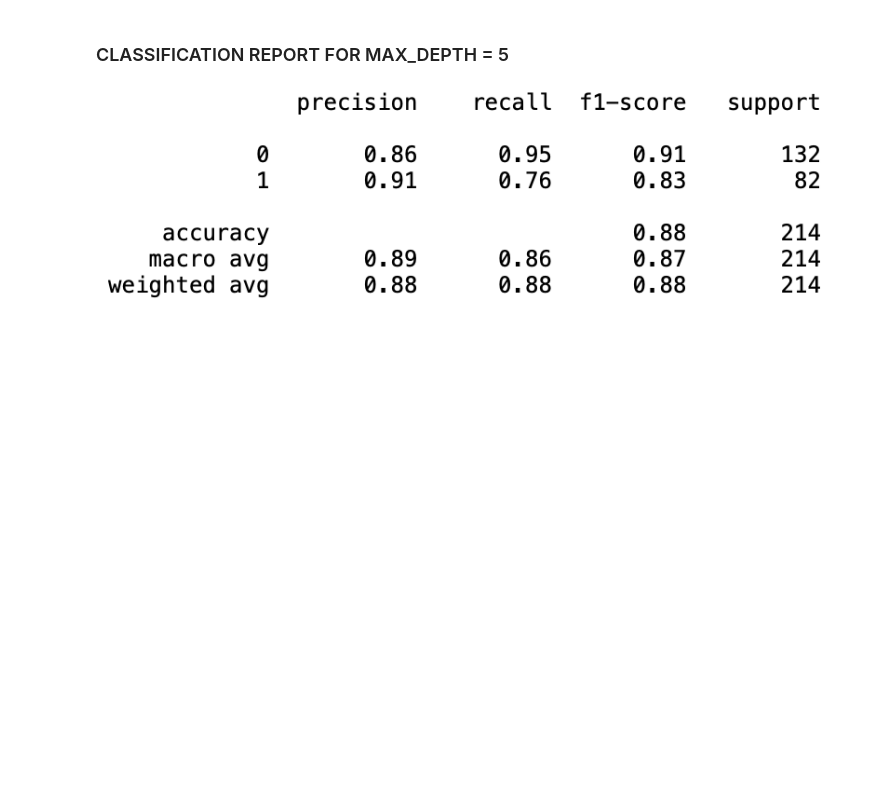
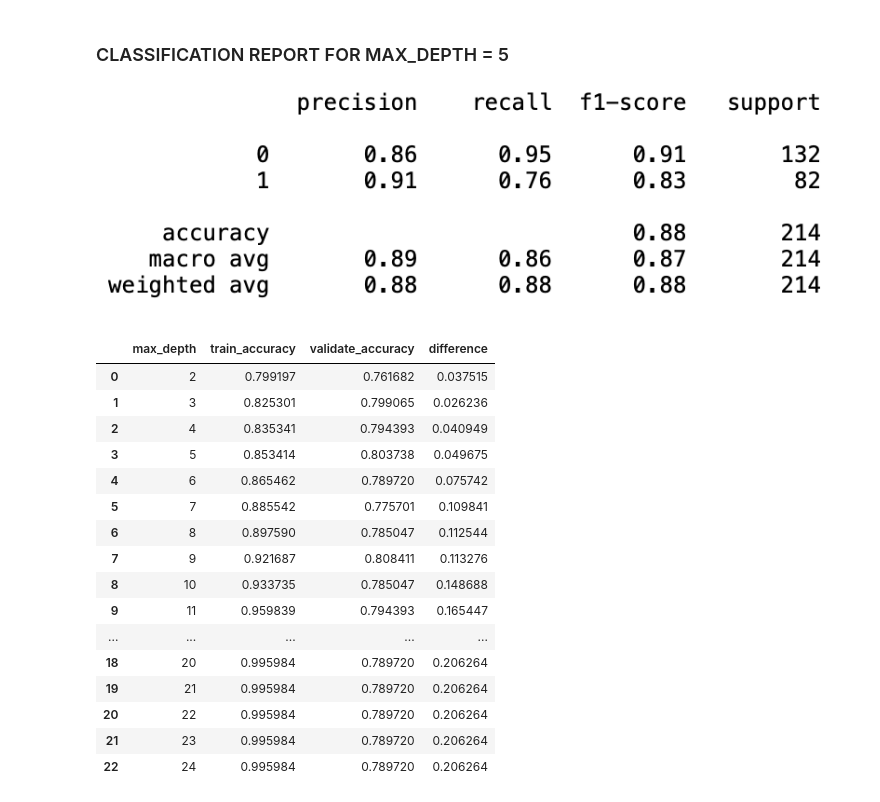
Before and after one commit to brianclements03/classification-exercises, a Jupyter notebook: Model.ipynb, the cells around one changed output. Cells and saved outputs as stored; diff of their text form; code cells hidden in the pictures; blank space fills up the shorter version.

```diff
--- a/Model.ipynb
+++ b/Model.ipynb
@@ -273,3 +280,21 @@ y_pred = clf.predict(X_train)
 y_pred[0:5]
 # %% [output]
 array([0, 0, 0, 1, 1])
+# %%
+# This is Adam's 'for' loop
+for i in range(2, 21):
+    # Make the model
+    tree = DecisionTreeClassifier(max_depth=i, random_state=123)
+
+    # Fit the model (on train and only train)
+    tree = tree.fit(X_train, y_train)
+
+    # Use the model
+    # We'll evaluate the model's performance on train, first
+    y_predictions = tree.predict(X_train)
+
+    # Produce the classification report on the actual y values and this model's predicted y values
+    report = classification_report(y_train, y_predictions, output_dict=True)
+    print(f"Tree with max depth of {i}")
+    print(pd.DataFrame(report))
+    print()
@@ -401,3 +448,50 @@ weighted avg       0.84      0.83      0.82       214
 ### CLASSIFICATION REPORT FOR MAX_DEPTH = 5
 
 ![image.png](attachment:image.png)
+# %%
+#adam's code for a nice, clean view:
+# Let's continue getting loopy, so we can compare in-sample to out-of-sample
+metrics = []
+
+for i in range(2, 25):
+    # Make the model
+    tree = DecisionTreeClassifier(max_depth=i, random_state=123)
+
+    # Fit the model (on train and only train)
+    tree = tree.fit(X_train, y_train)
+
+    # Use the model
+    # We'll evaluate the model's performance on train, first
+    in_sample_accuracy = tree.score(X_train, y_train)
+
+    out_of_sample_accuracy = tree.score(X_validate, y_validate)
+
+    output = {
+        "max_depth": i,
+        "train_accuracy": in_sample_accuracy,
+        "validate_accuracy": out_of_sample_accuracy
+    }
+
+    metrics.append(output)
+
+df = pd.DataFrame(metrics)
+df["difference"] = df.train_accuracy - df.validate_accuracy
+df
+# %% [output]
+|  | max_depth | train_accuracy | validate_accuracy | difference |
+| 0 | 2 | 0.799197 | 0.761682 | 0.037515 |
+| 1 | 3 | 0.825301 | 0.799065 | 0.026236 |
+| 2 | 4 | 0.835341 | 0.794393 | 0.040949 |
+| 3 | 5 | 0.853414 | 0.803738 | 0.049675 |
+| 4 | 6 | 0.865462 | 0.789720 | 0.075742 |
+| 5 | 7 | 0.885542 | 0.775701 | 0.109841 |
+| 6 | 8 | 0.897590 | 0.785047 | 0.112544 |
+| 7 | 9 | 0.921687 | 0.808411 | 0.113276 |
+| 8 | 10 | 0.933735 | 0.785047 | 0.148688 |
+| 9 | 11 | 0.959839 | 0.794393 | 0.165447 |
+| ... | ... | ... | ... | ... |
+| 18 | 20 | 0.995984 | 0.789720 | 0.206264 |
+| 19 | 21 | 0.995984 | 0.789720 | 0.206264 |
+| 20 | 22 | 0.995984 | 0.789720 | 0.206264 |
+| 21 | 23 | 0.995984 | 0.789720 | 0.206264 |
+| 22 | 24 | 0.995984 | 0.789720 | 0.206264 |
```
Also changed, not shown: parts of 32 cells of this notebook, 2 other files.
